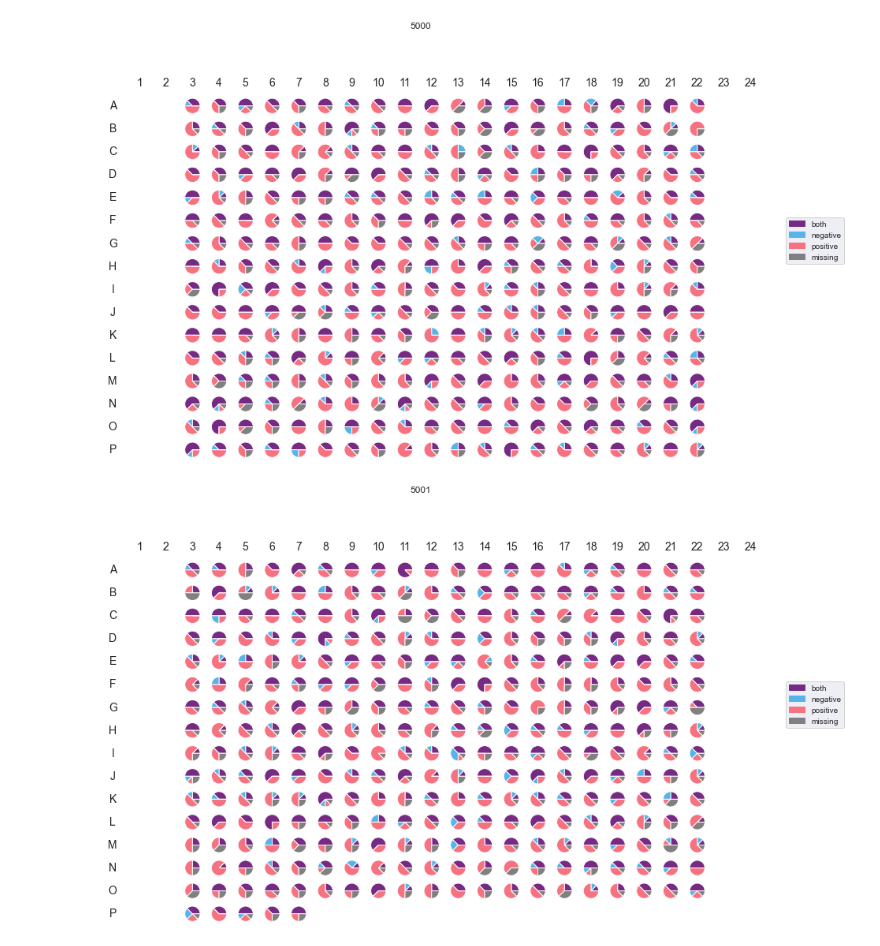
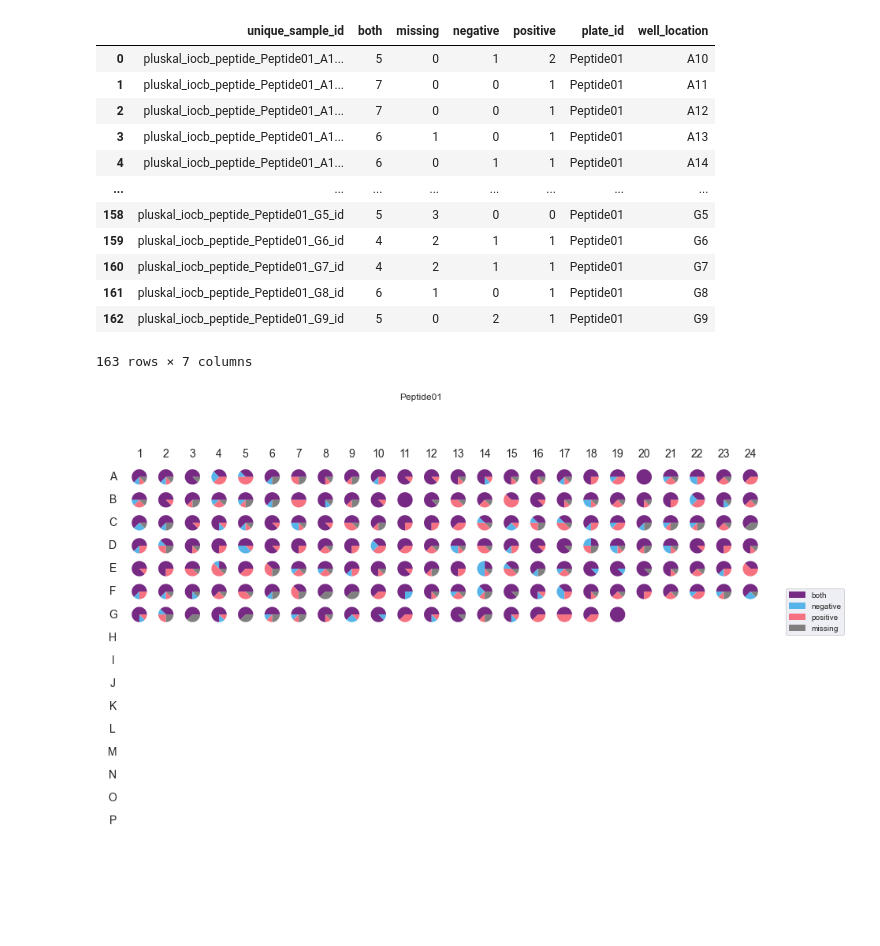
Before and after one commit to corinnabrungs/msn_tree_library, a Jupyter notebook: notebooks/piechart_dataframe_wellplates.ipynb, the cells around one changed output. Saved outputs shown, nothing was run; the diff lists cells and outputs as text; code cells hidden in the pictures; blank space fills up the shorter version.

```diff
--- a/notebooks/piechart_dataframe_wellplates.ipynb
+++ b/notebooks/piechart_dataframe_wellplates.ipynb
@@ -3,31 +3,47 @@ from wellplate_piegrid import wellplate_piegrid
 import pandas_utils as pu
 import matplotlib.pyplot as plt
 # %%
-filename = r"C:\git\msn_library\data\iocb_libraries\20231130_Nencka_mce_acquisition_comparison.tsv"
+lib = "iocb_peptide"
+filename = r"C:\git\msn_library\data\iocb_libraries\20231130_iocb_peptide_library_acquisition_comparison.tsv"
 # filename = r"C:\git\msn_library\data\library\mce_acquisiton_comparison.tsv"
 # %%
 df = pu.read_dataframe(filename)
+# %%
+df
+# %% [output]
+|  | unique_sample_id | both | missing | negative | positive | plate_id | well_location |
+| 0 | pluskal_iocb_peptide_Peptide01_A1... | 5 | 0 | 1 | 2 | Peptide01 | A10 |
+| 1 | pluskal_iocb_peptide_Peptide01_A1... | 7 | 0 | 0 | 1 | Peptide01 | A11 |
+| 2 | pluskal_iocb_peptide_Peptide01_A1... | 7 | 0 | 0 | 1 | Peptide01 | A12 |
+| 3 | pluskal_iocb_peptide_Peptide01_A1... | 6 | 1 | 0 | 1 | Peptide01 | A13 |
+| 4 | pluskal_iocb_peptide_Peptide01_A1... | 6 | 0 | 1 | 1 | Peptide01 | A14 |
+| ... | ... | ... | ... | ... | ... | ... | ... |
+| 158 | pluskal_iocb_peptide_Peptide01_G5_id | 5 | 3 | 0 | 0 | Peptide01 | G5 |
+| 159 | pluskal_iocb_peptide_Peptide01_G6_id | 4 | 2 | 1 | 1 | Peptide01 | G6 |
+| 160 | pluskal_iocb_peptide_Peptide01_G7_id | 4 | 2 | 1 | 1 | Peptide01 | G7 |
+| 161 | pluskal_iocb_peptide_Peptide01_G8_id | 6 | 1 | 0 | 1 | Peptide01 | G8 |
+| 162 | pluskal_iocb_peptide_Peptide01_G9_id | 5 | 0 | 2 | 1 | Peptide01 | G9 |
+163 rows × 7 columns
 # %%
 groups = ["both", "negative", "positive", "missing"]
 
 colors = [
   #"#0072B2FF", # dark blue
   # "#CC79A7FF", # magenta
   "#762A83FF", # violet
   "#56B4E9FF", # light blue
   "#F67280", #light red
   # "#BE3428FF", # red
   # "#D55E00FF", # orange
   "#808080FF", # grey
 ]
 # df["plate_id"] = df["plate_id"].astype("str")
 # df["well_location"] = df["well_location"].astype("str")
 
 plates = df.groupby("plate_id")
 for plate_id, plate in plates:
   wells_list = [384]
   for wells in wells_list:
-    piechart = wellplate_piegrid(plate, groups, "well_location", wells=wells, title=plate_id, colors=colors, legend_location="right", outfile=r"..\figures\nencka_mce\nencka_mce_{}.png".format(plate_id), figsize=15)
+    piechart = wellplate_piegrid(plate, groups, "well_location", wells=wells, title=plate_id, colors=colors, legend_location="right", outfile=r"..\figures\{}\{}_{}.png".format(lib, lib, plate_id), figsize=15)
 # %% [output]
-[figure, old version]
+[figure, new version]
-[figure, removed]
```
Also changed, not shown: 14 other files.
